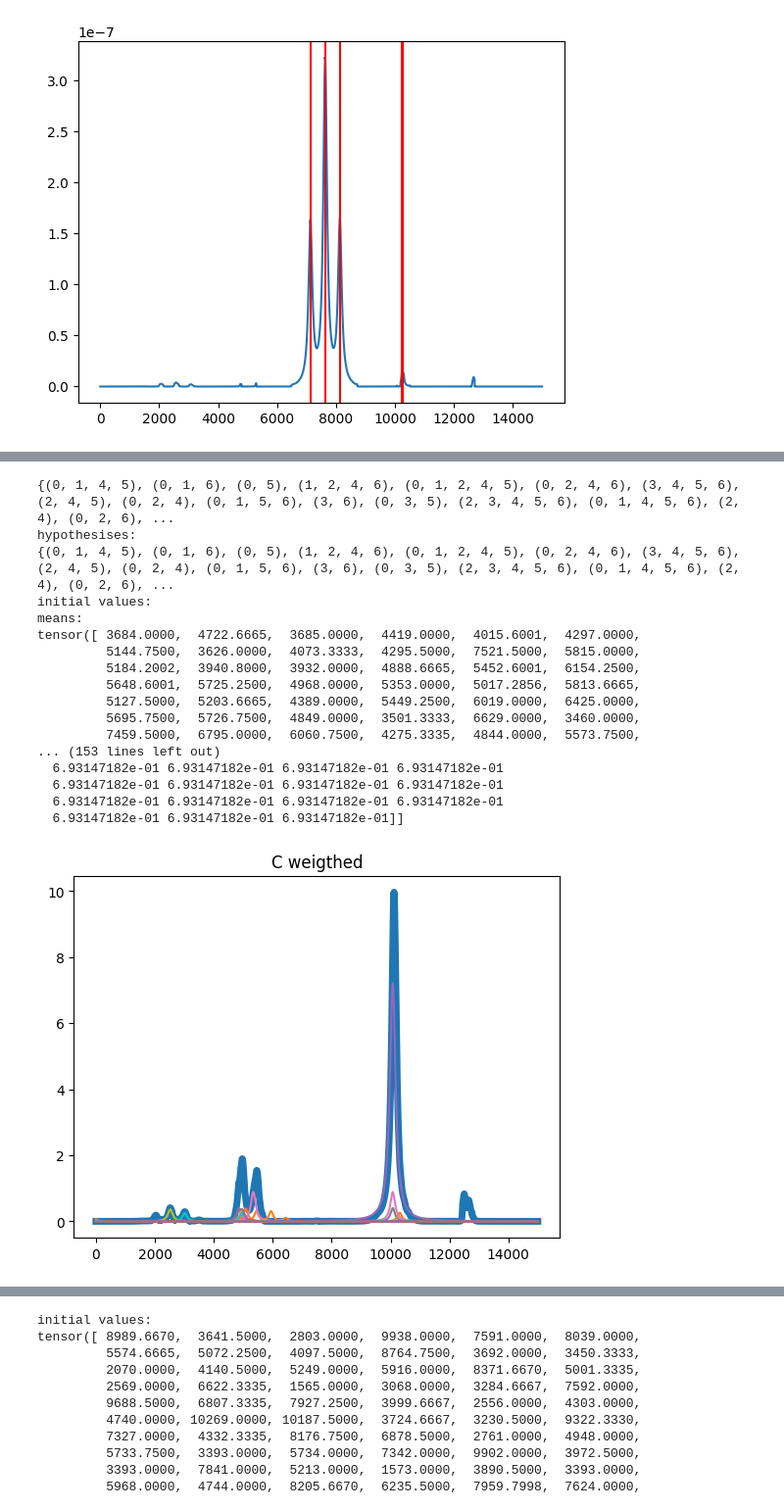
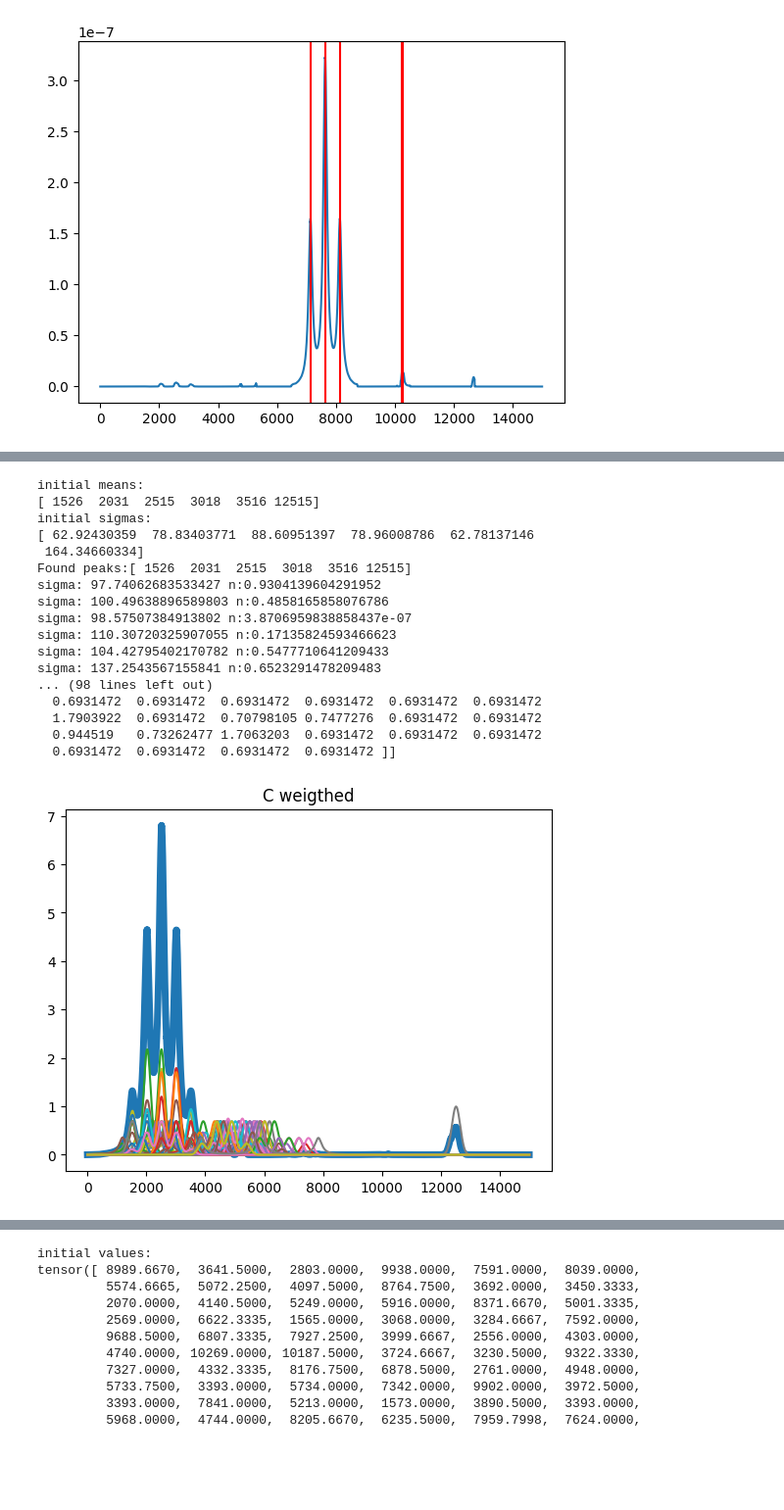
Before and after one commit to LucasEmcken/Bachelorprojekt, a Jupyter notebook: pipeline2.ipynb, the cells around one changed output, grey strips where cells are left out. Shown at 98% size. Cells and saved outputs as stored; diff of their text form; code cells hidden in the pictures; blank space fills up the shorter version.

```diff
--- a/pipeline2.ipynb
+++ b/pipeline2.ipynb
@@ -225,12 +225,12 @@ def peak_hypothesis(value_matrix, cutoff= 5/100):
     return H
 
 
-means, sigmas, N = [], [], []
+# means, sigmas, N = [], [], []
 
-for i in range(len(H_est)):
-    mean, sigma, n = single_fit(H_est[i])
-    means.append(mean)
-    sigmas.append(sigma)
-    N.append(n)
+# for i in range(len(H_est)):
+#     mean, sigma, n = single_fit(H_est[i])
+#     means.append(mean)
+#     sigmas.append(sigma)
+#     N.append(n)
 
 # mean_temp,_  = single_fit(H_est[0])
@@ -297,12 +279,12 @@ importlib.reload(Hardmodel)
 from Hardmodel import Hard_Model
 
 for i in range(len(H_est)):
-    means, sigmas, n = single_fit(X)
-    diff_matrix = calc_difference_matrix(sigmas)
-    #diff_matrix = calc_difference_matrix(np.ones((len(sigmas[i]))))
+    means, sigmas, n = single_fit(H_est[i])
+    #diff_matrix = calc_difference_matrix(sigmas)
+    diff_matrix = calc_difference_matrix(np.ones((len(sigmas))))
     hypothesis = peak_hypothesis(diff_matrix, cutoff=10/100)
     hardmodel = Hard_Model(H_est[i], hypothesis, means, sigmas, n, lr=10, alpha = 1e-3, factor=1, patience=1, min_imp=0.01)
-    W, C = hardmodel.fit(verbose=True)
+    W, C = hardmodel.fit(verbose=True, alpha=0.2)
     print("W:")
     print(W)
     plt.plot(H_est[i]/np.std(H_est[i]), linewidth=5)
@@ -333,18 +315,18 @@ W:
-{(0, 1, 4, 5), (0, 1, 6), (0, 5), (1, 2, 4, 6), (0, 1, 2, 4, 5), (0, 2, 4, 6), (3, 4, 5, 6), (2, 4, 5), (0, 2, 4), (0, 1, 5, 6), (3, 6), (0, 3, 5), (2, 3, 4, 5, 6), (0, 1, 4, 5, 6), (2, 4), (0, 2, 6), ...
-hypothesises:
-{(0, 1, 4, 5), (0, 1, 6), (0, 5), (1, 2, 4, 6), (0, 1, 2, 4, 5), (0, 2, 4, 6), (3, 4, 5, 6), (2, 4, 5), (0, 2, 4), (0, 1, 5, 6), (3, 6), (0, 3, 5), (2, 3, 4, 5, 6), (0, 1, 4, 5, 6), (2, 4), (0, 2, 6), ...
-initial values:
-means:
-tensor([ 3684.0000,  4722.6665,  3685.0000,  4419.0000,  4015.6001,  4297.0000,
-         5144.7500,  3626.0000,  4073.3333,  4295.5000,  7521.5000,  5815.0000,
-         5184.2002,  3940.8000,  3932.0000,  4888.6665,  5452.6001,  6154.2500,
-         5648.6001,  5725.2500,  4968.0000,  5353.0000,  5017.2856,  5813.6665,
-         5127.5000,  5203.6665,  4389.0000,  5449.2500,  6019.0000,  6425.0000,
-         5695.7500,  5726.7500,  4849.0000,  3501.3333,  6629.0000,  3460.0000,
-         7459.5000,  6795.0000,  6060.7500,  4275.3335,  4844.0000,  5573.7500,
-... (153 lines left out)
-  6.93147182e-01 6.93147182e-01 6.93147182e-01 6.93147182e-01
-  6.93147182e-01 6.93147182e-01 6.93147182e-01 6.93147182e-01
-  6.93147182e-01 6.93147182e-01 6.93147182e-01 6.93147182e-01
-  6.93147182e-01 6.93147182e-01 6.93147182e-01]]
+initial means:
+[ 1526  2031  2515  3018  3516 12515]
+initial sigmas:
+[ 62.92430359  78.83403771  88.60951397  78.96008786  62.78137146
+ 164.34660334]
+Found peaks:[ 1526  2031  2515  3018  3516 12515]
+sigma: 97.74062683533427 n:0.9304139604291952
+sigma: 100.49638896589803 n:0.4858165858076786
+sigma: 98.57507384913802 n:3.8706959838858437e-07
+sigma: 110.30720325907055 n:0.17135824593466623
+sigma: 104.42795402170782 n:0.5477710641209433
+sigma: 137.2543567155841 n:0.6523291478209483
+... (98 lines left out)
+  0.6931472  0.6931472  0.6931472  0.6931472  0.6931472  0.6931472
+  1.7903922  0.6931472  0.70798105 0.7477276  0.6931472  0.6931472
+  0.944519   0.73262477 1.7063203  0.6931472  0.6931472  0.6931472
+  0.6931472  0.6931472  0.6931472  0.6931472 ]]
-[figure, old version]
+[figure, new version]
```
Also changed, not shown: parts of 4 cells of this notebook.
